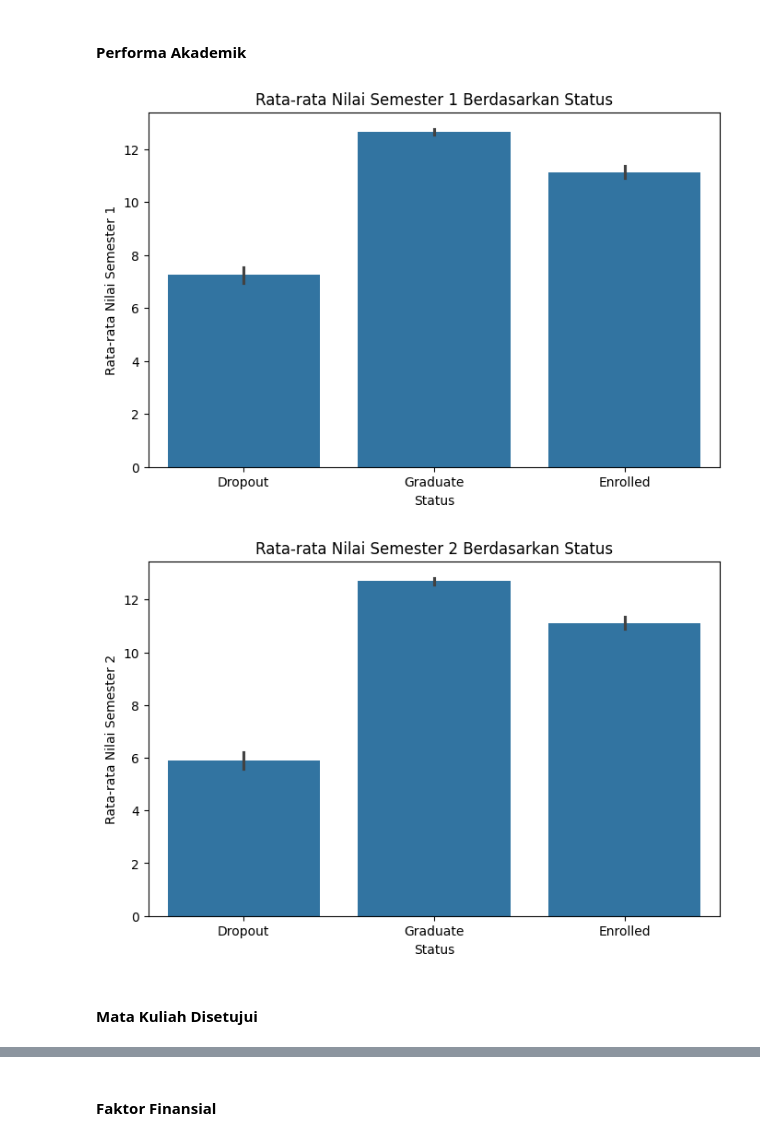
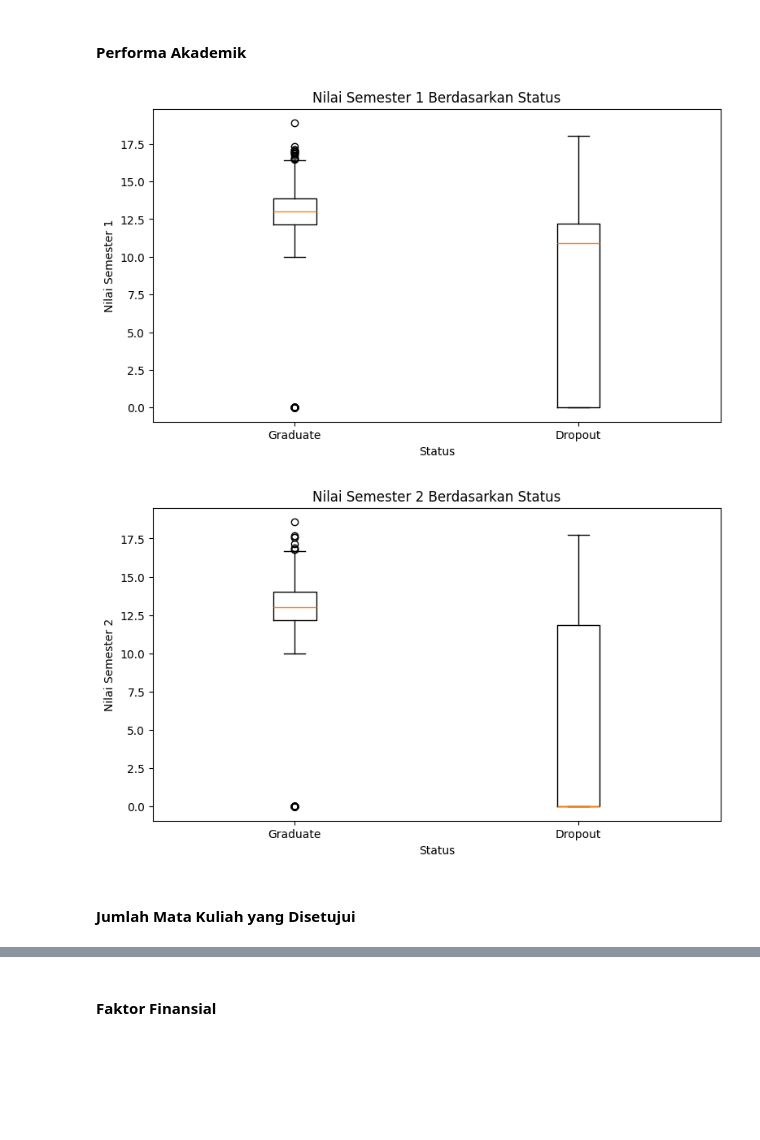
Before and after one commit to septabagass/Prediksi-Risiko-Dropout-Mahasiswa-Jaya-Jaya-Institut, a Jupyter notebook: Proyek_Akhir_Sistem_Prediksi_Risiko_Dropout_Mahasiswa_Jaya_Jaya_Institut.ipynb, the cells around one changed output, grey strips where cells are left out. Drawn from its saved outputs; the diff is of its cells as text; code cells hidden in the pictures; blank space fills up the shorter version.

```diff
--- a/Proyek_Akhir_Sistem_Prediksi_Risiko_Dropout_Mahasiswa_Jaya_Jaya_Institut.ipynb
+++ b/Proyek_Akhir_Sistem_Prediksi_Risiko_Dropout_Mahasiswa_Jaya_Jaya_Institut.ipynb
@@ -194,21 +195,0 @@ df['Scholarship_holder_label'] = df['Scholarship_holder'].map(Scholarship_holder
-# %%
-Debtor_map = {
-    0: "No",
-    1: "Yes"
-}
-
-df['Debtor_label'] = df['Debtor'].map(Debtor_map)
-# %%
-Daytime_evening_attendance_map = {
-    0: "evening",
-    1: "daytime"
-}
-
-df['Daytime_evening_attendance_label'] = df['Daytime_evening_attendance'].map(Daytime_evening_attendance_map)
-# %%
-International_map = {
-    0: "No",
-    1: "Yes"
-}
-
-df['International_label'] = df['International'].map(International_map)
@@ -292,40 +335,33 @@ plt.show()
 # %% [markdown]
 #### Performa Akademik
 # %%
-df.groupby("Status")[
-    "Curricular_units_1st_sem_grade"
-].mean().sort_values()
+groups = [
+    df_model.loc[df_model["Status"] == "Graduate", "Curricular_units_1st_sem_grade"].dropna(),
+    df_model.loc[df_model["Status"] == "Dropout", "Curricular_units_1st_sem_grade"].dropna()
+]
 
-
-plt.figure(figsize=(8, 5))
-
-sns.barplot(
-    data=df,
-    x="Status",
-    y="Curricular_units_1st_sem_grade"
-)
-
-plt.title("Rata-rata Nilai Semester 1 Berdasarkan Status")
+plt.figure(figsize=(9, 5))
+plt.boxplot(groups, labels=["Graduate", "Dropout"])
+plt.title("Nilai Semester 1 Berdasarkan Status")
 plt.xlabel("Status")
-plt.ylabel("Rata-rata Nilai Semester 1")
+plt.ylabel("Nilai Semester 1")
 plt.show()
 # %% [output]
-[figure, old version]
+[figure, new version]
 # %%
-plt.figure(figsize=(8, 5))
+groups = [
+    df_model.loc[df_model["Status"] == "Graduate", "Curricular_units_2nd_sem_grade"].dropna(),
+    df_model.loc[df_model["Status"] == "Dropout", "Curricular_units_2nd_sem_grade"].dropna()
+]
 
-sns.barplot(
-    data=df,
-    x="Status",
-    y="Curricular_units_2nd_sem_grade"
-)
-
-plt.title("Rata-rata Nilai Semester 2 Berdasarkan Status")
+plt.figure(figsize=(9, 5))
+plt.boxplot(groups, labels=["Graduate", "Dropout"])
+plt.title("Nilai Semester 2 Berdasarkan Status")
 plt.xlabel("Status")
-plt.ylabel("Rata-rata Nilai Semester 2")
+plt.ylabel("Nilai Semester 2")
 plt.show()
 # %% [output]
-[figure, old version]
+[figure, new version]
 # %% [markdown]
-#### Mata Kuliah Disetujui
+#### Jumlah Mata Kuliah yang Disetujui
 # %%
```
Also changed, not shown: parts of 43 cells of this notebook.
